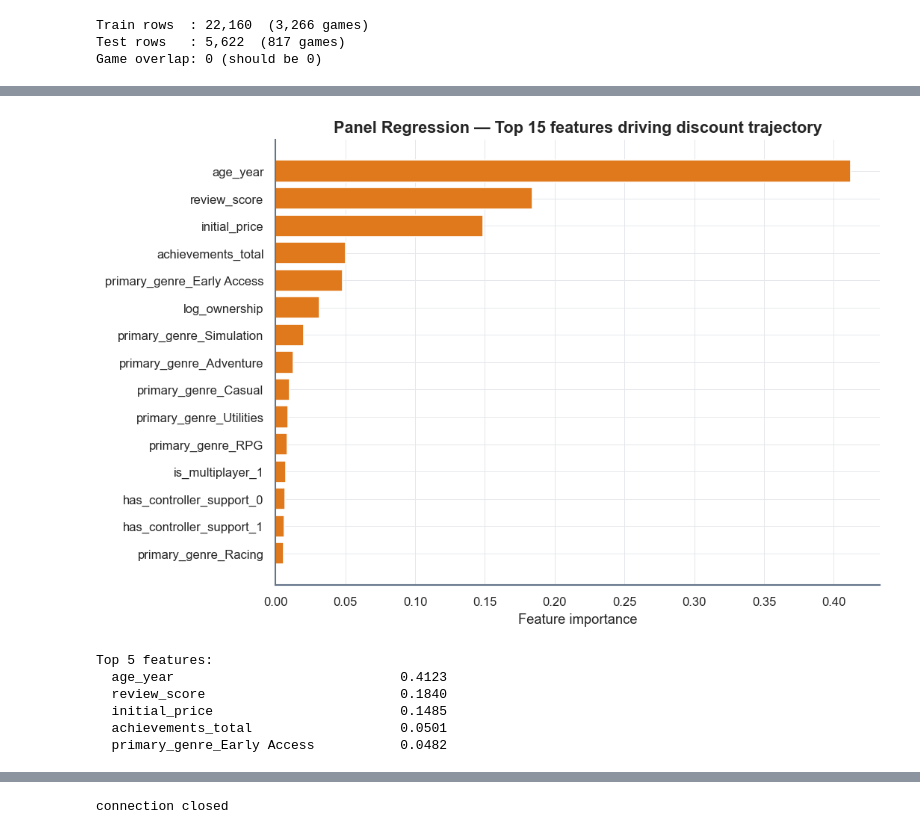
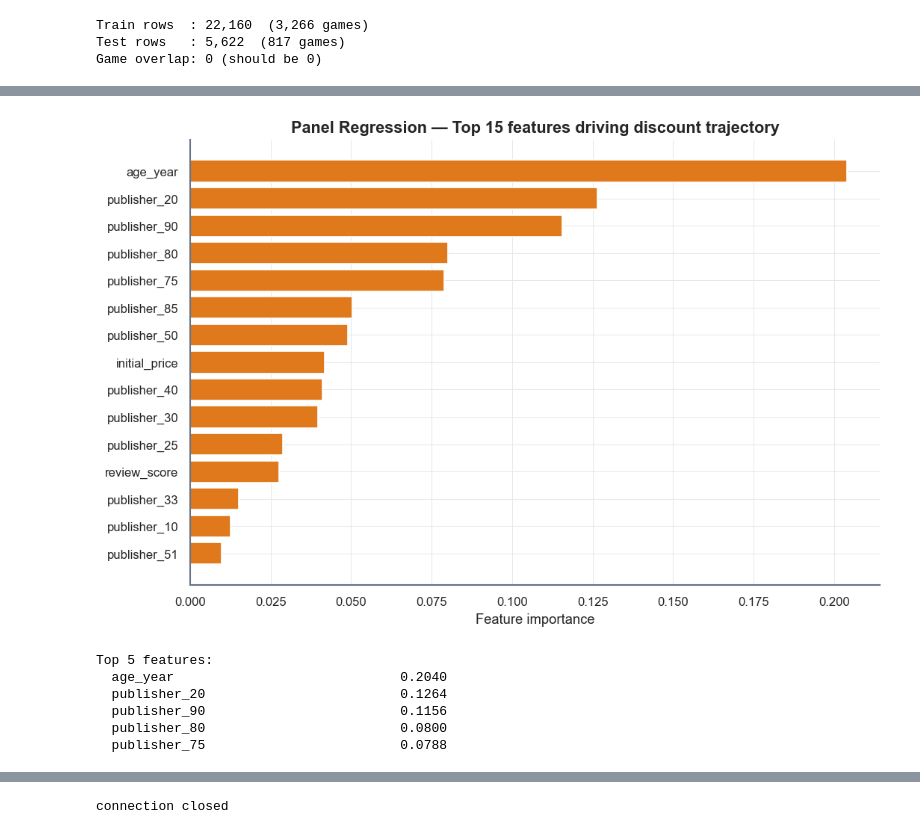
Before and after one commit to samsamotan/Y2T2-Final-Project, a Jupyter notebook: notebooks/04_ml_part1_price_and_value_retention.ipynb, the cells around one changed output, grey strips where cells are left out. Drawn from its saved outputs; the diff is of its cells as text; code cells hidden in the pictures.

Commit message:
minor changes to graphs in 4.7

```diff
--- a/notebooks/04_ml_part1_price_and_value_retention.ipynb
+++ b/notebooks/04_ml_part1_price_and_value_retention.ipynb
@@ -292,7 +292,7 @@ from sklearn.preprocessing import TargetEncoder
 preprocessor = ColumnTransformer([
     ('num', StandardScaler(),                                                  NUM_FEATURES),
     ('cat', OneHotEncoder(handle_unknown='ignore'),                            CAT_FEATURES),
-    ('pub', TargetEncoder(smooth=10.0, target_type='continuous', random_state=42), PUB_FEATURE),
+    ('pub', TargetEncoder(smooth=10.0, target_type='auto', random_state=42), PUB_FEATURE),
 ])
 X_transformed = preprocessor.fit_transform(df_clean[NUM_FEATURES + CAT_FEATURES + PUB_FEATURE], df_clean['max_discount_ever'] / 100)
 print(f'Transformed feature space: {X_transformed.shape[1]} columns after one-hot + target encoding')
@@ -710,7 +713,10 @@ plt.show()
 # %%
 # Feature importance from the tuned Random Forest classifier
-ohe = best_rf_cls.named_steps['prep'].named_transformers_['cat']
-feat_names = NUM_FEATURES + list(ohe.get_feature_names_out(CAT_FEATURES)) + PUB_FEATURE
+# Pull feature names directly from the fitted ColumnTransformer so we get
+# the right count regardless of how each branch (numeric/one-hot/target)
+# expands its inputs. Strip the 'num__'/'cat__'/'pub__' prefixes.
+prep = best_rf_cls.named_steps['prep']
+feat_names = [n.split('__', 1)[-1] for n in prep.get_feature_names_out()]
 imp = best_rf_cls.named_steps['model'].feature_importances_
 fi_cls = pd.DataFrame({'Feature': feat_names, 'Importance': imp}).sort_values('Importance', ascending=False).head(15)
 
@@ -800,6 +806,14 @@ plt.show()
 # %% [output]
 [figure]
 # %%
+# Backfill publisher in panel data if cleaned_discount_panel was built before
+# 02 included it in the merge. After a future 02 re-run the panel table will
+# carry publisher directly and this is a no-op.
+if 'publisher' not in panel.columns:
+    pub = pd.read_sql_query('SELECT appid, publisher FROM games', conn)
+    panel = panel.merge(pub, on='appid', how='left')
+panel['publisher'] = panel['publisher'].fillna('Unknown').astype(str)
+
 # Feature setup for panel regression
 panel_num_features = [
     'age_year',                # the trajectory dimension
@@ -815,23 +829,30 @@ panel_cat_features = [
     'is_multiplayer',
     'has_controller_support',
 ]
+panel_pub_feature = ['publisher']   # high-cardinality, target-encoded
 
 panel_clean = panel.dropna(
-    subset=panel_num_features + panel_cat_features + ['max_discount']
+    subset=panel_num_features + panel_cat_features + panel_pub_feature + ['max_discount']
 ).copy()
 
-X_panel  = panel_clean[panel_num_features + panel_cat_features]
+X_panel  = panel_clean[panel_num_features + panel_cat_features + panel_pub_feature]
 y_panel  = panel_clean['max_discount']
 groups_panel = panel_clean['appid'].values
 
+# Three-branch preprocessor: numeric scaling, one-hot, target-encoded publisher.
+# Same pattern as Step 4.2 -- publisher is the literature\'s dominant signal
+# for discount behaviour and adding it here should differentiate archetype
+# trajectories more than genre + dev_tier alone.
+from sklearn.preprocessing import TargetEncoder
 panel_preprocessor = ColumnTransformer([
-    ('num', StandardScaler(),                         panel_num_features),
-    ('cat', OneHotEncoder(handle_unknown='ignore'),   panel_cat_features),
+    ('num', StandardScaler(),                                                      panel_num_features),
+    ('cat', OneHotEncoder(handle_unknown='ignore'),                                panel_cat_features),
+    ('pub', TargetEncoder(smooth=10.0, target_type='auto', random_state=42), panel_pub_feature),
 ])
 
 print(f'Panel modelling rows         : {len(panel_clean):,}')
 print(f'Unique games                 : {panel_clean["appid"].nunique():,}')
-print(f'Features (numeric / categ.)  : {len(panel_num_features)} / {len(panel_cat_features)}')
+print(f'Features (num / cat / pub)   : {len(panel_num_features)} / {len(panel_cat_features)} / {len(panel_pub_feature)}')
 # %% [output]
 Panel modelling rows         : 27,782
 Unique games                 : 4,083
@@ -1077,29 +1159,33 @@ Saved to c:\Users\Sam\Documents\College\2026 Spring Term\DMW\Y2T2-Final-Project\
 # %%
 # Top 15 feature importances from the panel Gradient Boosting model
 panel_gb = best_panel_model.named_steps['model']
-panel_ohe = best_panel_model.named_steps['prep'].named_transformers_['cat']
-panel_feature_names = panel_num_features + list(panel_ohe.get_feature_names_out(panel_cat_features))
+# Pull feature names straight from the fitted ColumnTransformer so we get
+# the right count regardless of how each branch (numeric/one-hot/target)
+# expands its inputs. (TargetEncoder with target_type='auto' may produce
+# multiple columns when the target has limited unique values.)
+prep = best_panel_model.named_steps['prep']
+panel_feature_names = [n.split('__', 1)[-1] for n in prep.get_feature_names_out()]
 
 panel_fi = pd.DataFrame({
     'Feature':    panel_feature_names,
     'Importance': panel_gb.feature_importances_,
 }).sort_values('Importance', ascending=False).head(15)
 
 fig, ax = plt.subplots(figsize=(9, 6))
 ax.barh(panel_fi['Feature'][::-1], panel_fi['Importance'][::-1], color=PALETTE['orange'])
 ax.set_xlabel('Feature importance')
 ax.set_title('Panel Regression — Top 15 features driving discount trajectory')
 plt.tight_layout()
 plt.show()
 
 print('\nTop 5 features:')
 for _, row in panel_fi.head(5).iterrows():
     print(f"  {row['Feature']:35s}  {row['Importance']:.4f}")
 # %% [output]
-[figure, old version]
+[figure, new version]
 Top 5 features:
-  age_year                             0.4123
-  review_score                         0.1840
-  initial_price                        0.1485
-  achievements_total                   0.0501
-  primary_genre_Early Access           0.0482
+  age_year                             0.2040
+  publisher_20                         0.1264
+  publisher_90                         0.1156
+  publisher_80                         0.0800
+  publisher_75                         0.0788
```
Also changed, not shown: parts of 13 cells of this notebook, 6 other files.
